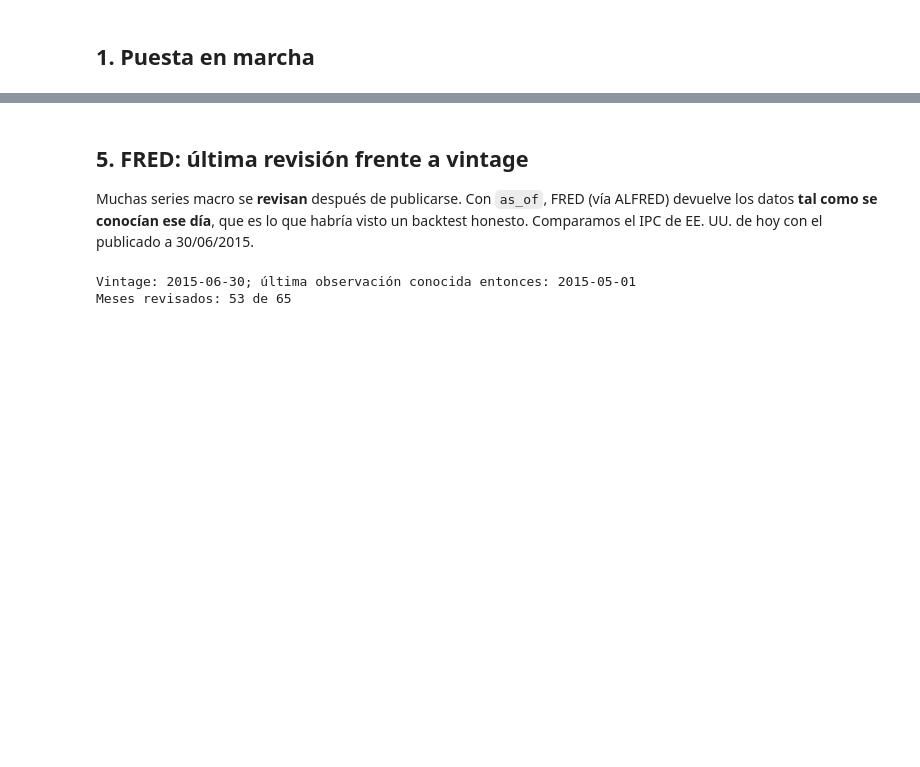
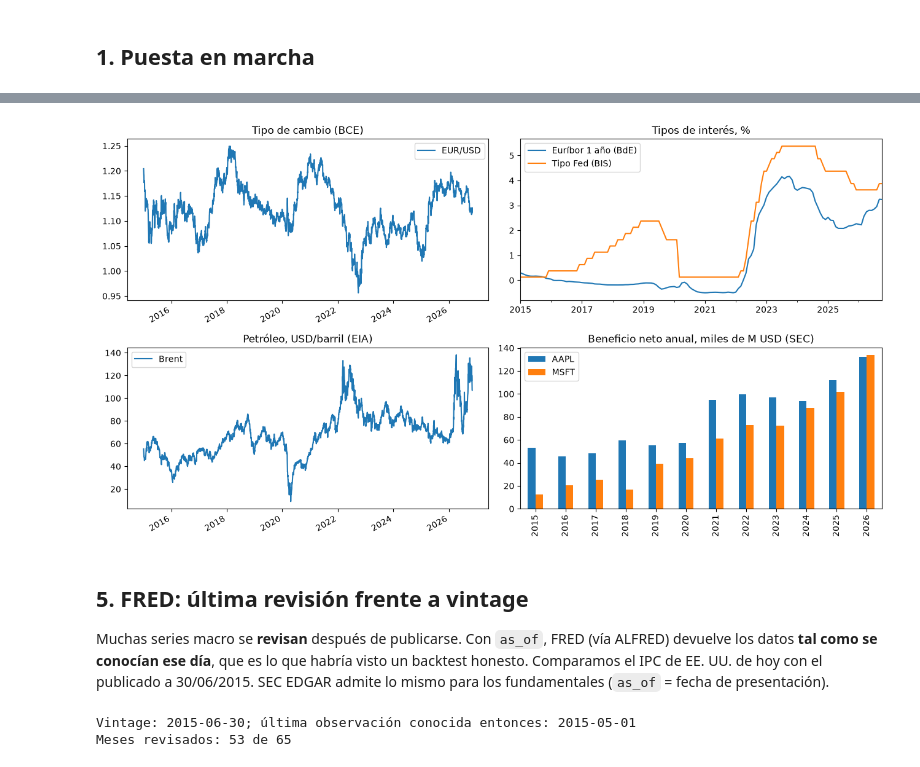
Before and after one commit to art3mvp/quant-finance-toolkit, a Jupyter notebook: notebooks/demo_toolkit.ipynb, the cells around one changed output, grey strips where cells are left out. Saved outputs shown, nothing was run; the diff lists cells and outputs as text; code cells hidden in the pictures; blank space fills up the shorter version.

```diff
--- a/notebooks/demo_toolkit.ipynb
+++ b/notebooks/demo_toolkit.ipynb
@@ -232,9 +317,36 @@ plt.show()
+# %%
+fig, axes = plt.subplots(2, 2, figsize=(13, 7))
+panels = [
+    (axes[0, 0], {"EXR/D.USD.EUR.SP00.A": "EUR/USD"}, "Tipo de cambio (BCE)", None),
+    (axes[0, 1], {"D_1NBAF472": "Euríbor 1 año (BdE)", "WS_CBPOL/M.US": "Tipo Fed (BIS)"},
+     "Tipos de interés, %", None),
+    (axes[1, 0], {"PET.RBRTE.D": "Brent"}, "Petróleo, USD/barril (EIA)", None),
+    (axes[1, 1], {"AAPL/NetIncomeLoss:FY": "AAPL", "MSFT/NetIncomeLoss:FY": "MSFT"},
+     "Beneficio neto anual, miles de M USD (SEC)", 1e9),
+]
+for ax, labels, title, scale in panels:
+    available = {label: macro[i].data for i, label in labels.items() if i in macro}
+    if not available:
+        ax.set_title(f"{title}: sin datos")
+        continue
+    frame = pd.concat(available, axis=1, sort=True)
+    if scale:
+        frame = (frame / scale).groupby(frame.index.year).last()
+        frame.plot(ax=ax, kind="bar", title=title)
+    else:
+        frame.plot(ax=ax, title=title)
+    ax.set_xlabel("")
+plt.tight_layout()
+plt.show()
+# %% [output]
+[figure, added]
 # %% [markdown]
 ## 5. FRED: última revisión frente a vintage
 
 Muchas series macro se **revisan** después de publicarse. Con `as_of`, FRED (vía ALFRED)
 devuelve los datos **tal como se conocían ese día**, que es lo que habría visto un
 backtest honesto. Comparamos el IPC de EE. UU. de hoy con el publicado a 30/06/2015.
+SEC EDGAR admite lo mismo para los fundamentales (`as_of` = fecha de presentación).
 # %%
 if os.getenv("FRED_API_KEY"):
     fred = build_download_service(None, "fred")
```
Also changed, not shown: parts of 55 cells of this notebook, 27 other files.
